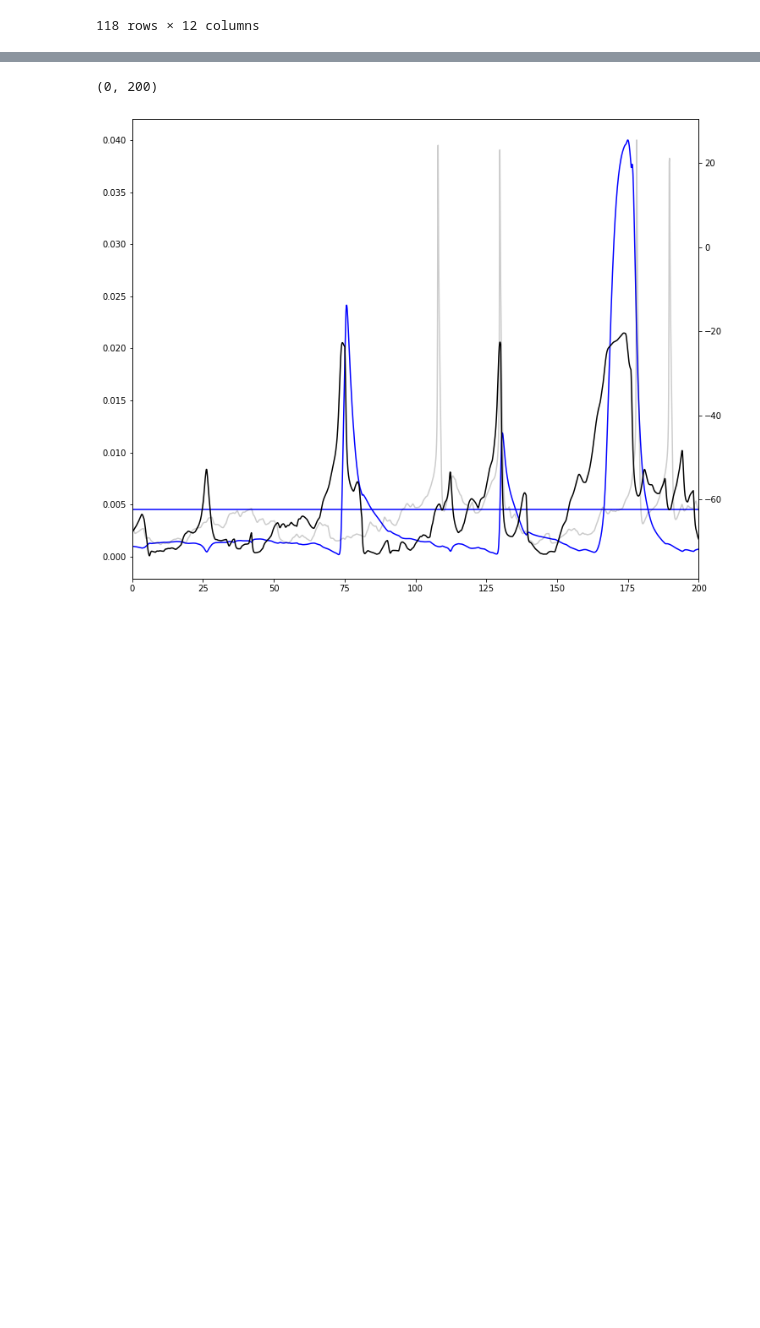
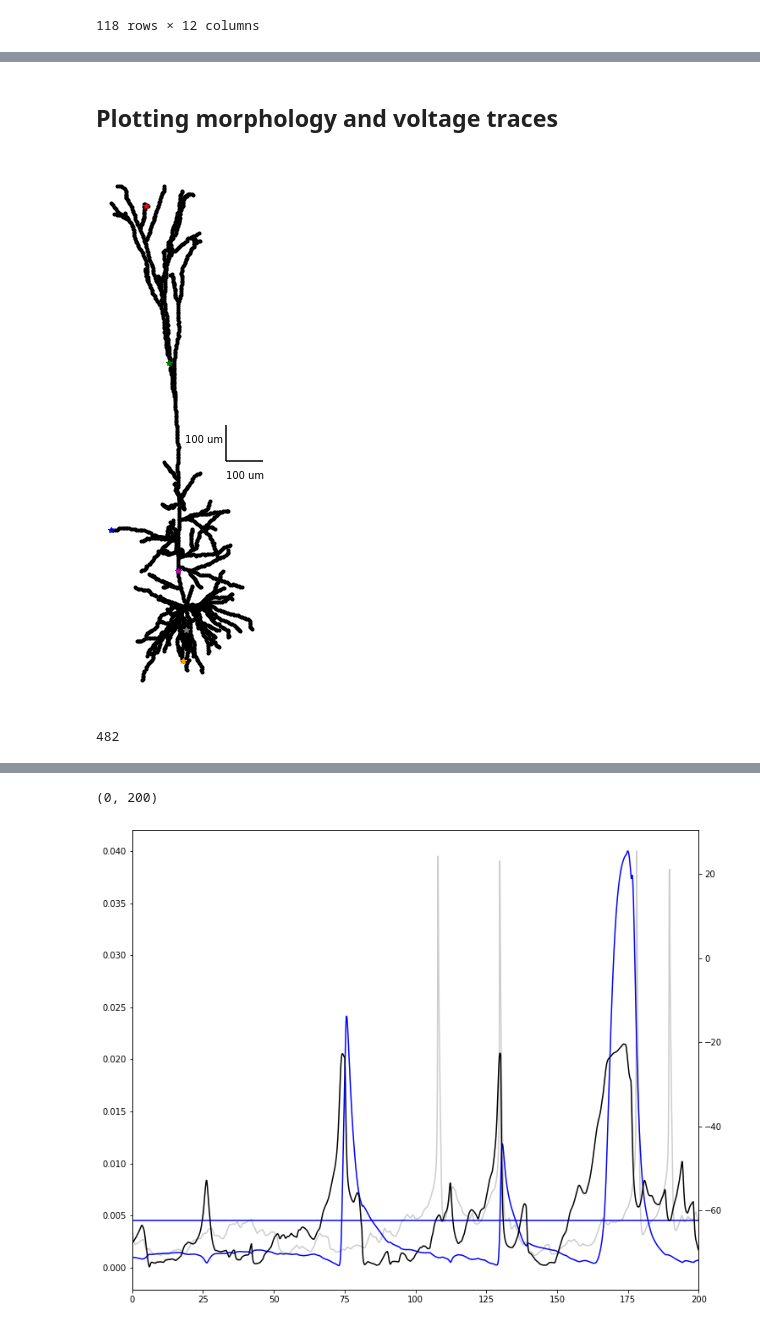
Before and after one commit to aaberbach/L5NeuronSimulation, a Jupyter notebook: L5NeuronSimulation/FullSimulation/NMDAExploration.ipynb, the cells around one changed output, grey strips where cells are left out. Cells and saved outputs as stored; diff of their text form; code cells hidden in the pictures; blank space fills up the shorter version.

```diff
--- a/L5NeuronSimulation/FullSimulation/NMDAExploration.ipynb
+++ b/L5NeuronSimulation/FullSimulation/NMDAExploration.ipynb
@@ -325,0 +397,33 @@ plt.plot(segs.loc[segs.segmentID==1842,'Coord X'],
+# %% [markdown]
+## Plotting morphology and voltage traces
+# %%
+plt.figure(figsize=(3,10))
+ax = plt.plot(segs['Coord X'], segs['Coord Y'],'.',color='k',markersize=6)
+plt.vlines(110,400,500)
+plt.text(0,450,'100 um')
+plt.hlines(400,110,210)
+plt.text(110,350,'100 um')
+plt.xticks([])
+plt.yticks([])
+plt.box(False)
+plt.plot(segs.loc[segs.segmentID==1959,'Coord X'],
+         segs.loc[segs.segmentID==1959,'Coord Y'],
+         'r*')
+plt.plot(segs.loc[segs.segmentID==1112,'Coord X'],
+         segs.loc[segs.segmentID==1112,'Coord Y'],
+         'b*')
+plt.plot(segs.loc[segs.segmentID==1046,'Coord X'],
+         segs.loc[segs.segmentID==1046,'Coord Y'],
+         'm*')
+plt.plot(segs.loc[segs.segmentID==1500,'Coord X'],
+         segs.loc[segs.segmentID==1500,'Coord Y'],
+         'g*')
+plt.plot(segs.loc[segs.segmentID==680,'Coord X'],
+         segs.loc[segs.segmentID==680,'Coord Y'],
+         '*',color='orange')
+plt.plot(segs.loc[segs.segmentID==482,'Coord X'],
+         segs.loc[segs.segmentID==482,'Coord Y'],
+         '*',color='grey')
+plt.savefig('fig1A.svg')
+# %% [output]
+[figure, added]
@@ -325,0 +432,4 @@ plt.plot(segs.loc[segs.segmentID==1842,'Coord X'],
+# %%
+t
+# %% [output]
+482
```
Also changed, not shown: parts of 24 cells of this notebook, 1 other file.
